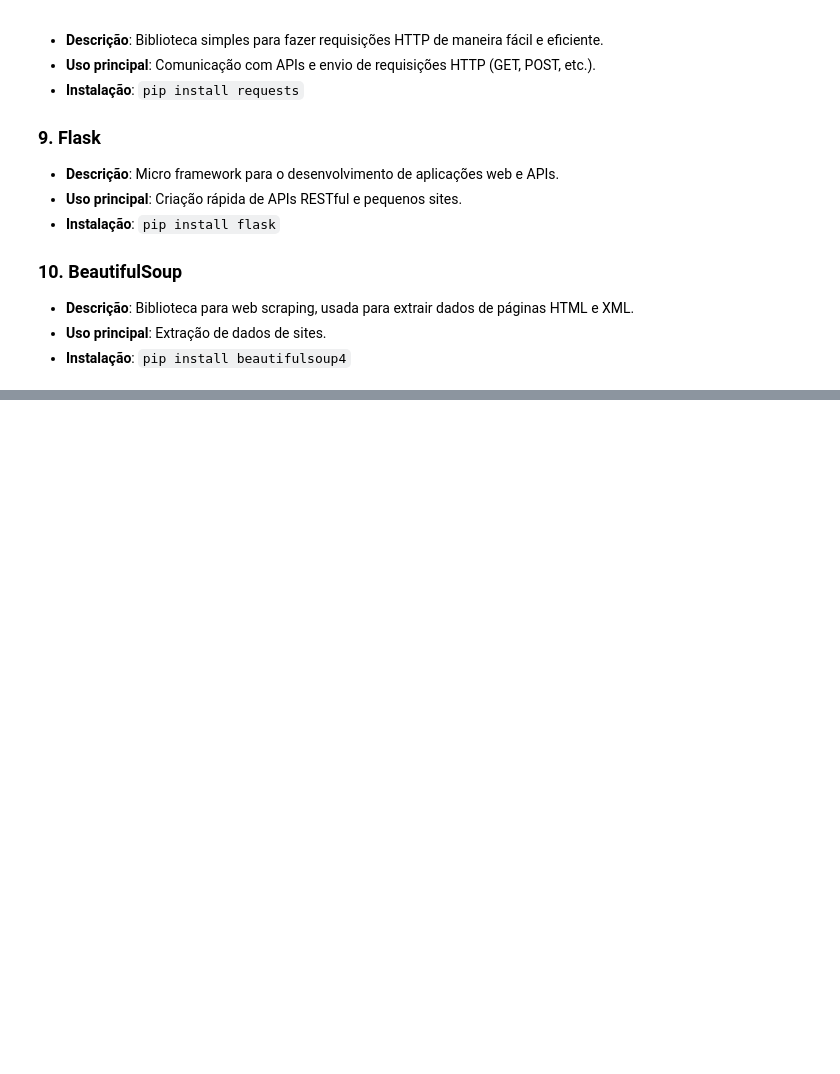
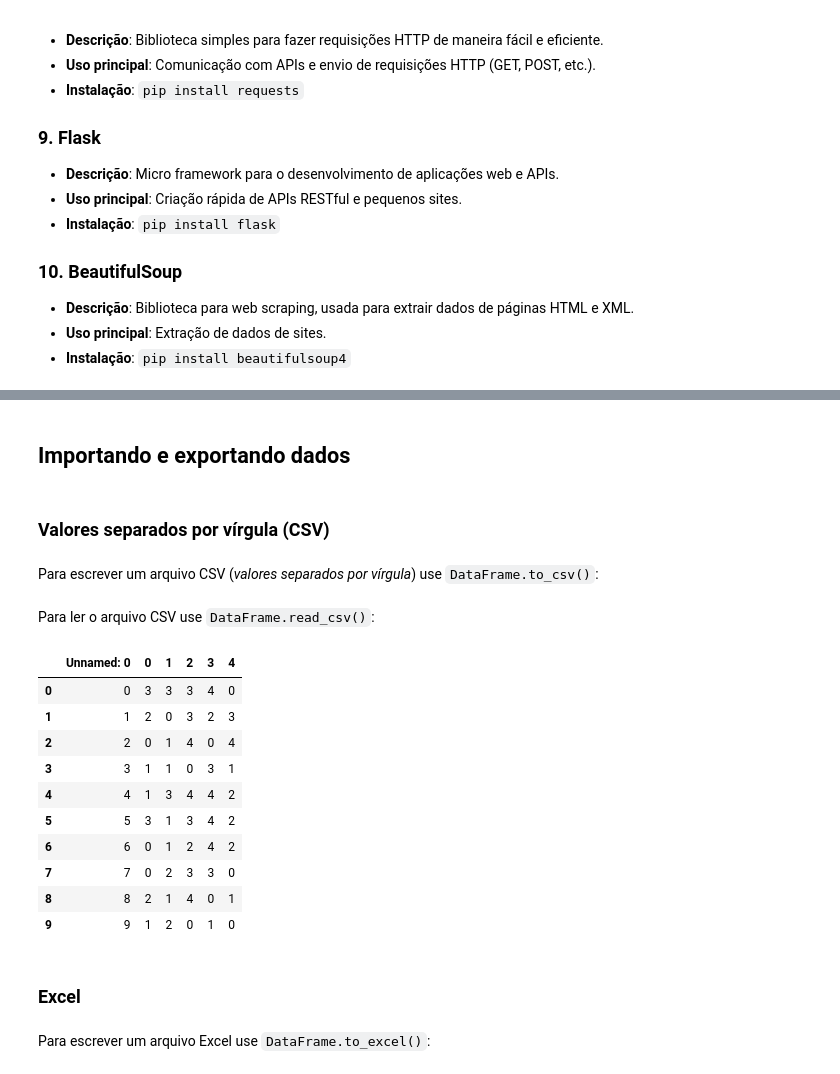
Before and after one commit to py241026084/CEE2, a Jupyter notebook: aulas.ipynb, the cells around one changed output, grey strips where cells are left out. Saved outputs shown, nothing was run; the diff lists cells and outputs as text; code cells hidden in the pictures; blank space fills up the shorter version.

```diff
--- a/aulas.ipynb
+++ b/aulas.ipynb
@@ -1582,0 +4676,6 @@ A biblioteca padrão do Python é vasta, cobrindo uma ampla variedade de funcion
+# %% [markdown]
+## Importando e exportando dados
+# %% [markdown]
+### Valores separados por vírgula (CSV)
+# %% [markdown]
+Para escrever um arquivo CSV (*valores separados por vírgula*) use `DataFrame.to_csv()`:
@@ -1582,0 +4685,20 @@ A biblioteca padrão do Python é vasta, cobrindo uma ampla variedade de funcion
+# %% [markdown]
+Para ler o arquivo CSV use `DataFrame.read_csv()`:
+# %%
+pd.read_csv("foo.csv")
+# %% [output]
+|  | Unnamed: 0 | 0 | 1 | 2 | 3 | 4 |
+| 0 | 0 | 3 | 3 | 3 | 4 | 0 |
+| 1 | 1 | 2 | 0 | 3 | 2 | 3 |
+| 2 | 2 | 0 | 1 | 4 | 0 | 4 |
+| 3 | 3 | 1 | 1 | 0 | 3 | 1 |
+| 4 | 4 | 1 | 3 | 4 | 4 | 2 |
+| 5 | 5 | 3 | 1 | 3 | 4 | 2 |
+| 6 | 6 | 0 | 1 | 2 | 4 | 2 |
+| 7 | 7 | 0 | 2 | 3 | 3 | 0 |
+| 8 | 8 | 2 | 1 | 4 | 0 | 1 |
+| 9 | 9 | 1 | 2 | 0 | 1 | 0 |
+# %% [markdown]
+### Excel
+# %% [markdown]
+Para escrever um arquivo Excel use `DataFrame.to_excel()`:
```
Also changed, not shown: parts of 330 cells of this notebook.
